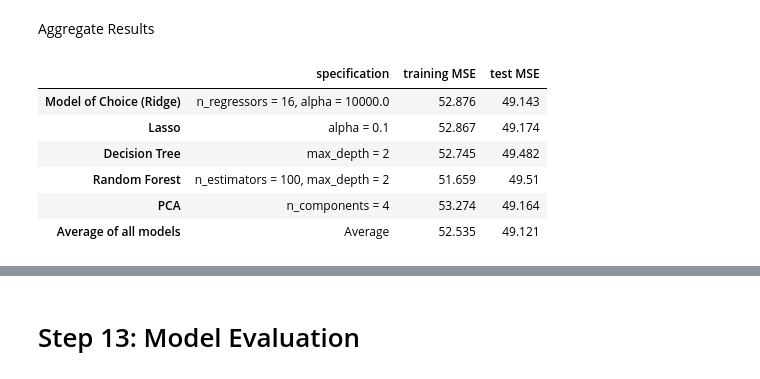
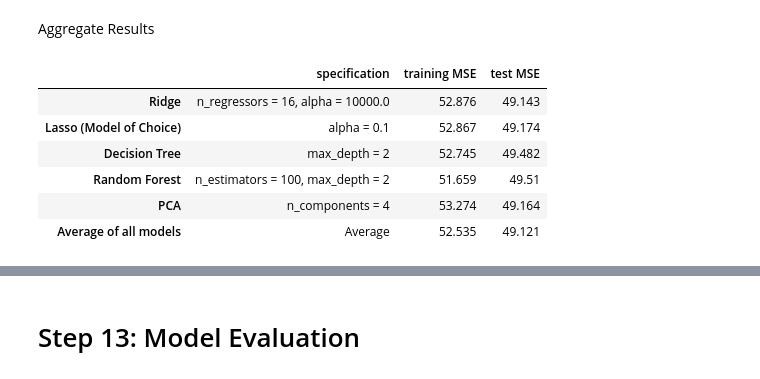
Before and after one commit to MattHAndrews/cs109a_final_project, a Jupyter notebook: Project.ipynb, the cells around one changed output, grey strips where cells are left out. Drawn from its saved outputs; the diff is of its cells as text; code cells hidden in the pictures.

```diff
--- a/Project.ipynb
+++ b/Project.ipynb
@@ -1319,24 +1358,24 @@ final_test_mse = mean_squared_error(y_test, y_test_pred_final)
 Aggregate Results
 # %%
 accuracy_values = {
-    f"Model of Choice (Ridge)": {"spec": f"n_regressors = {non_zero_count_ridge}, alpha = {round(optimal_alpha_ridge, 2)}", "train": ridge_train_mse, "test": ridge_test_mse},
-    f"Lasso": {"spec": f"alpha = {round(optimal_alpha_lasso, 2)}", "train": lasso_train_mse, "test": lasso_test_mse},
+    f"Ridge": {"spec": f"n_regressors = {non_zero_count_ridge}, alpha = {round(optimal_alpha_ridge, 2)}", "train": ridge_train_mse, "test": ridge_test_mse},
+    f"Lasso (Model of Choice)": {"spec": f"alpha = {round(optimal_alpha_lasso, 2)}", "train": lasso_train_mse, "test": lasso_test_mse},
     f"Decision Tree": {"spec": f"max_depth = {dtree_max_depth}", "train": dtree_train_mse, "test": dtree_test_mse},
     f"Random Forest": {"spec": f"n_estimators = {rf_optimal_n}, max_depth = {rf_optimal_max_depth}", "train": rf_train_mse, "test": rf_test_mse},
     f"PCA": {"spec": f"n_components = {pca_optimal_n}", "train": pca_train_mse, "test": pca_test_mse},
     f"Average of all models": {"spec": "Average", "train": final_train_mse, "test": final_test_mse},
 }
 
 # Creating the DataFrame
 results_df = pd.DataFrame(accuracy_values).transpose()
 results_df.columns = ['specification','training MSE', 'test MSE']
 
 # display results
 results_df
 # %% [output]
 |  | specification | training MSE | test MSE |
-| Model of Choice (Ridge) | n_regressors = 16, alpha = 10000.0 | 52.876 | 49.143 |
-| Lasso | alpha = 0.1 | 52.867 | 49.174 |
+| Ridge | n_regressors = 16, alpha = 10000.0 | 52.876 | 49.143 |
+| Lasso (Model of Choice) | alpha = 0.1 | 52.867 | 49.174 |
 | Decision Tree | max_depth = 2 | 52.745 | 49.482 |
 | Random Forest | n_estimators = 100, max_depth = 2 | 51.659 | 49.51 |
 | PCA | n_components = 4 | 53.274 | 49.164 |
```
Also changed, not shown: parts of 41 cells of this notebook.
